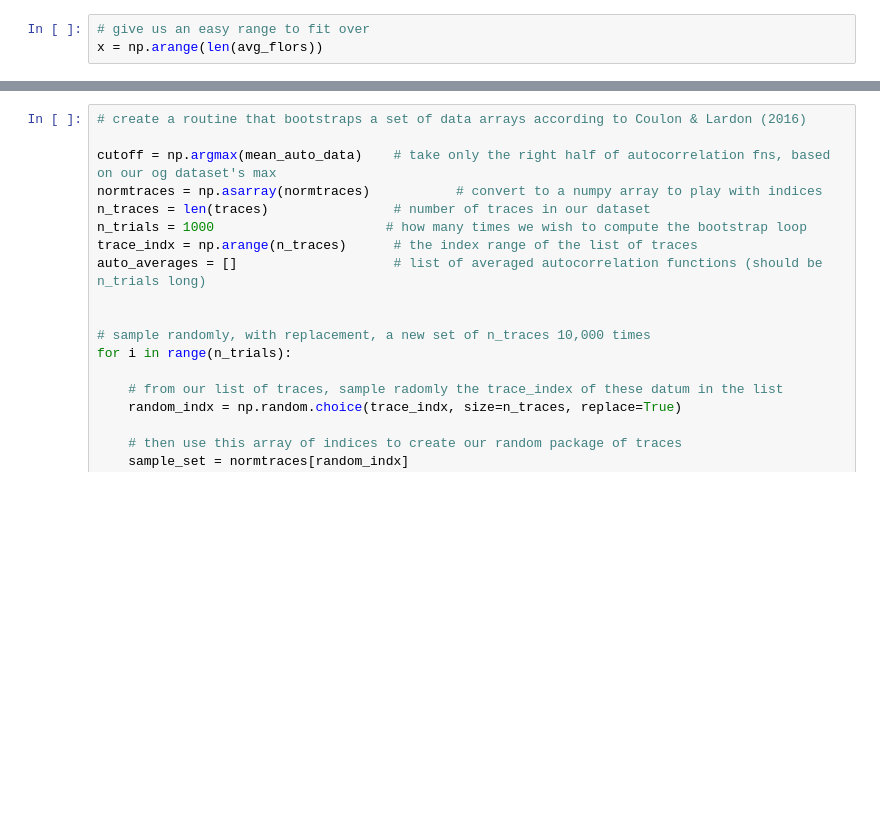
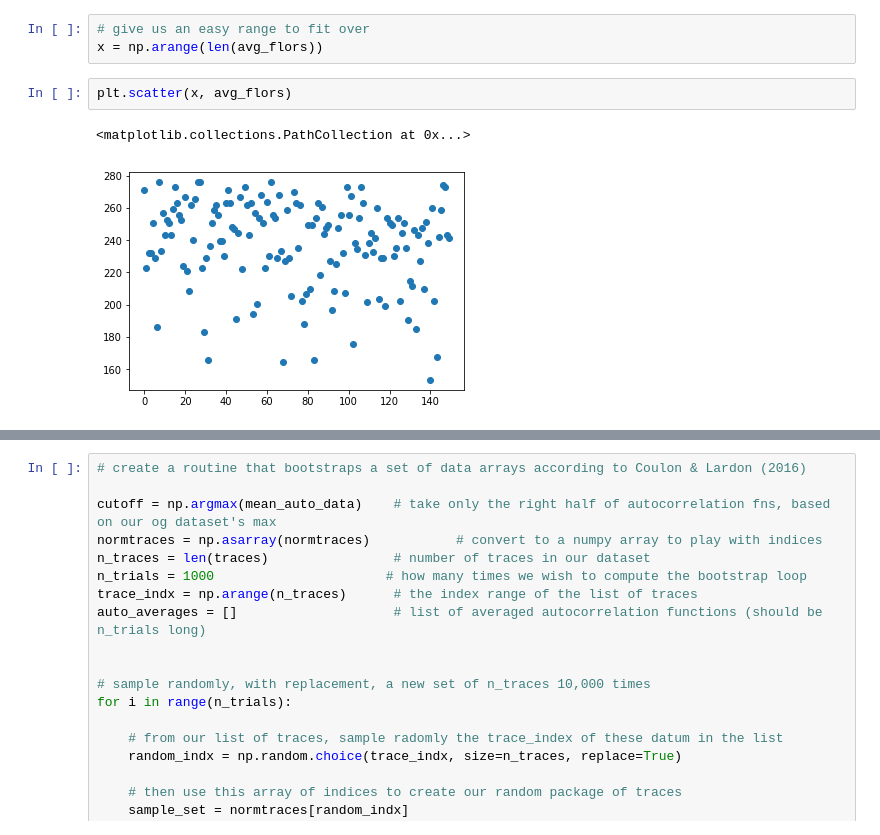
Before and after one commit to tlmakinen/bursting-IGMM, a Jupyter notebook: autocorrelation/wait-time-simulation.ipynb, the cells around one changed output, grey strips where cells are left out. Drawn from its saved outputs; the diff is of its cells as text; blank space fills up the shorter version.

```diff
--- a/autocorrelation/wait-time-simulation.ipynb
+++ b/autocorrelation/wait-time-simulation.ipynb
@@ -124,5 +129,10 @@ np.asarray(avg_flors);
 # %%
 # give us an easy range to fit over
 x = np.arange(len(avg_flors))
+# %%
+plt.scatter(x, avg_flors)
+# %% [output]
+<matplotlib.collections.PathCollection at 0x...>
+[figure, added]
 # %%
 # do a multiple linear regression fitting for the constant parameter, p_on.
```
Also changed, not shown: parts of 24 cells of this notebook, 1 other file.
